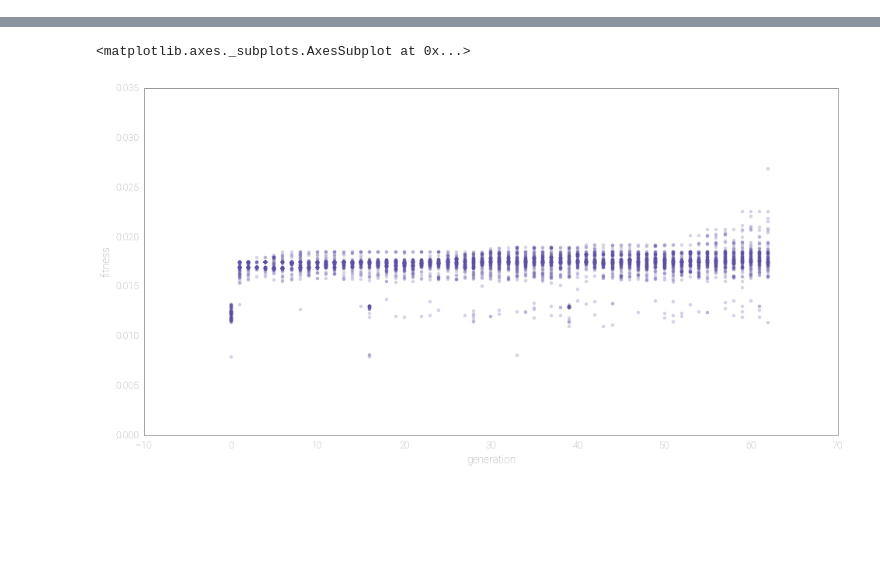
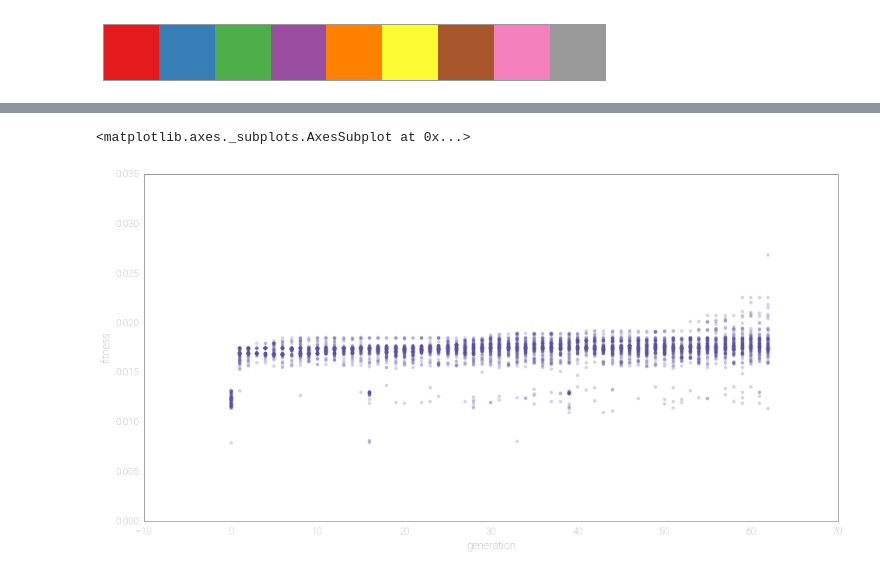
Before and after one commit to BarkingMouseStudio/unity-experiments, a Jupyter notebook: Fitness.ipynb, the cells around one changed output, grey strips where cells are left out. Cells and saved outputs as stored; diff of their text form; code cells hidden in the pictures; blank space fills up the shorter version.

```diff
--- a/Fitness.ipynb
+++ b/Fitness.ipynb
@@ -38,6 +38,10 @@ sns.set_style("white", rc={
 palette = sns.color_palette("Spectral_r", 350)
 sns.set_palette(palette)
 sns.set_context("notebook", font_scale=1.25)
+# %%
+sns.choose_colorbrewer_palette("qualitative", as_cmap=False)
+# %% [output]
+[figure, added]
 # %%
 log_path = "logs_635748225414105270"
 # %%
```
Also changed, not shown: parts of 3 cells of this notebook.
